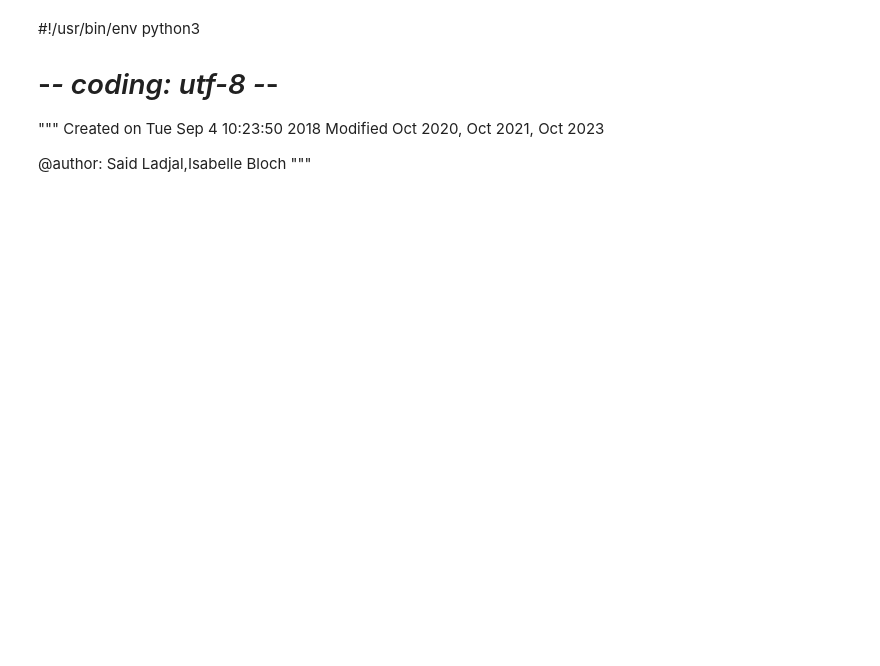
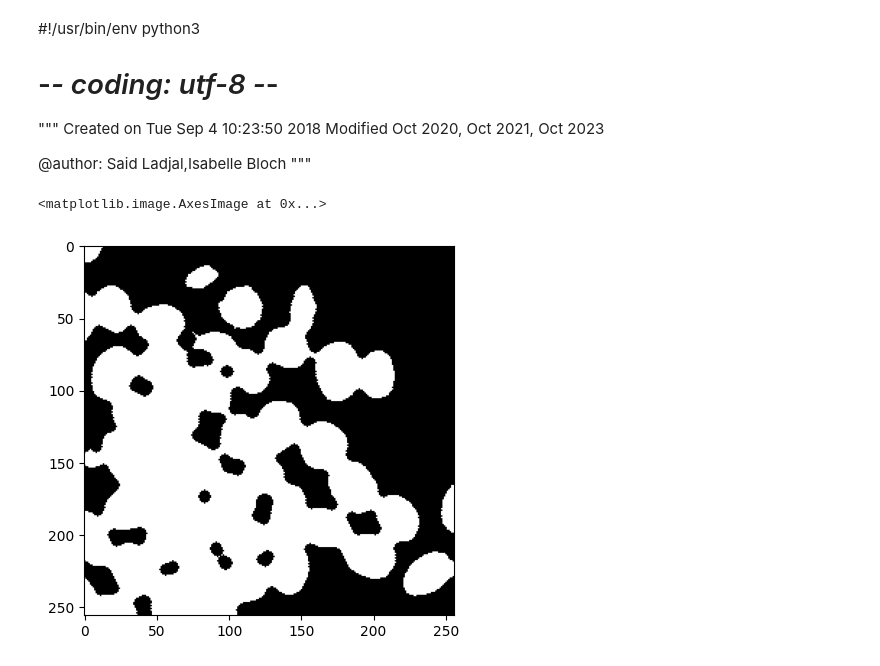
Before and after one commit to mcri00/M2, a Jupyter notebook: TADI/TP1/TP-morpho-1.ipynb, the cells around one changed output. Drawn from its saved outputs; the diff is of its cells as text; code cells hidden in the pictures; blank space fills up the shorter version.

```diff
--- a/TADI/TP1/TP-morpho-1.ipynb
+++ b/TADI/TP1/TP-morpho-1.ipynb
@@ -191,40 +191,43 @@ def gris_depuis_couleur(im):
 
 # Binary images
 #im1=skio.imread('images/cellbin.bmp')
-im2=skio.imread('images/cafe.bmp')*255
+im=skio.imread('images/cafe.bmp')*255
 
 
 # Gray-scale images
 #im=skio.imread('images/retina2.gif')
 #im=skio.imread('bat200.bmp')
 #im=skio.imread('bulles.bmp')
 #im=gris_depuis_couleur (skio.imread('cailloux.png'))
 #im=gris_depuis_couleur(skio.imread('cailloux2.png'))
 #im=skio.imread('laiton.bmp')
 #print(im.max())
 
 plt.imshow(im,cmap="gray",vmin=0, vmax=255)
 
 # viewimage(im) - Utilisable à la place de plt.imshow si Gimp est installé.
 
 se=strel('disk',4)
 
 # dilation
 dil=morpho.dilation(im,se)
 plt.imshow(dil,cmap="gray",vmin=0, vmax=255)
 plt.savefig('grafico.png')#mia aggiunta
 
 # erosion
 ero=morpho.erosion(im,se)
 plt.imshow(ero,cmap="gray",vmin=0, vmax=255)
 
 #opening
 open=morpho.opening(im,se)
 plt.imshow(open,cmap="gray",vmin=0, vmax=255)
 
 #closing
 close=morpho.closing(im,se)
 plt.imshow(close,cmap="gray",vmin=0, vmax=255)
+# %% [output]
+<matplotlib.image.AxesImage at 0x...>
+[figure, added]
 # %%
 #%% Top-hat transforme
 im=skio.imread('images/retina2.gif')
```
Also changed, not shown: parts of 9 cells of this notebook.
